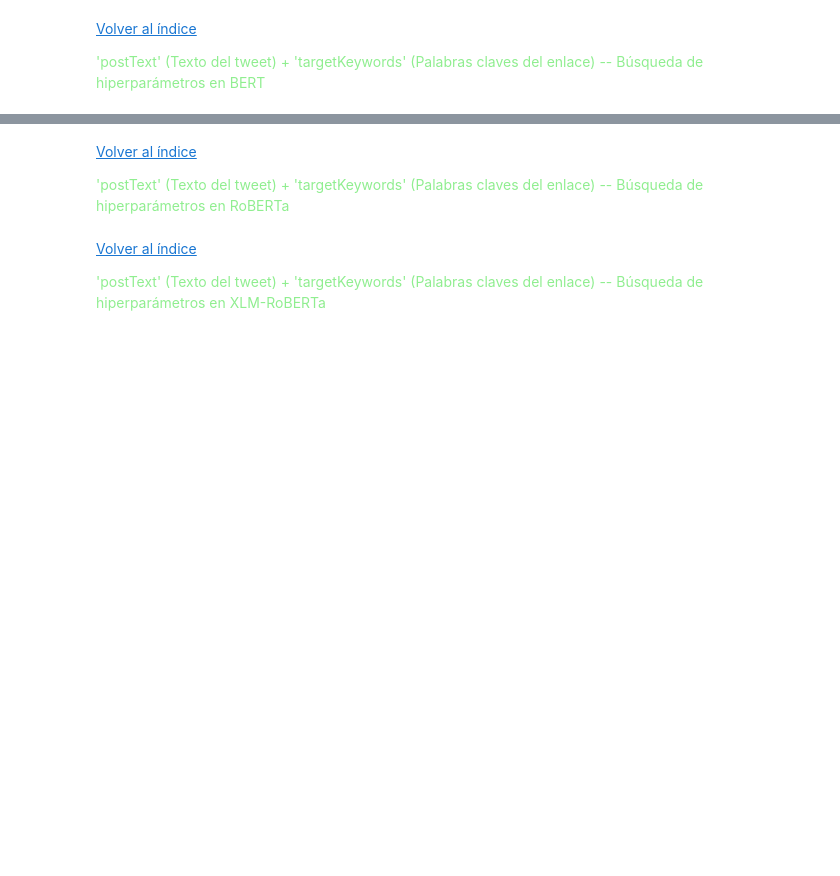
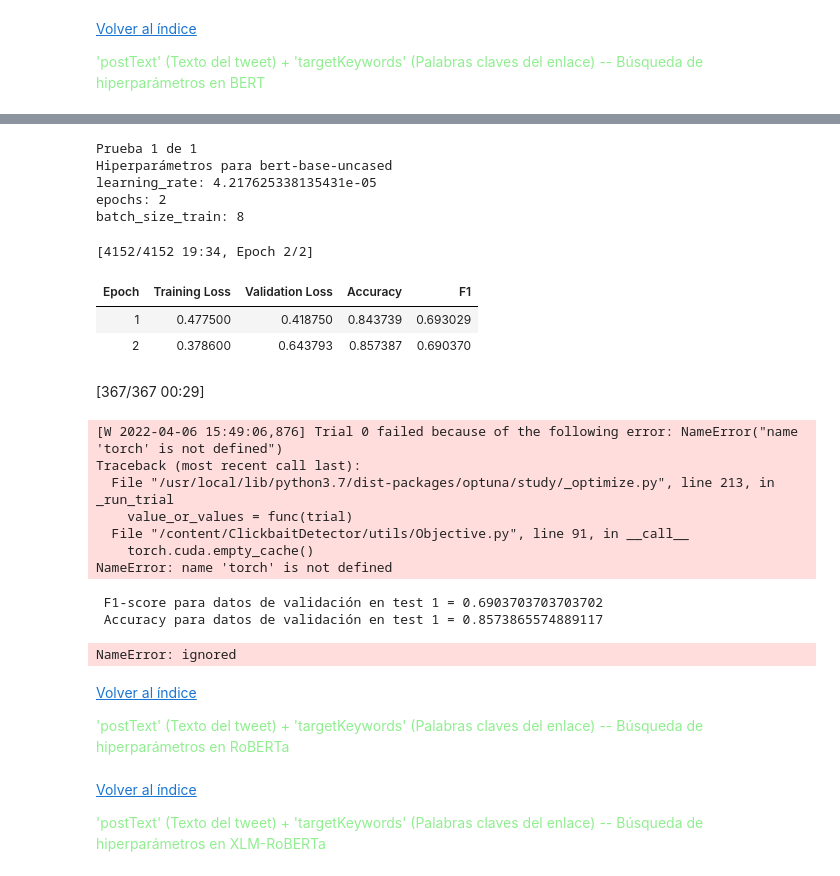
Before and after one commit to Albmargar1/ClickbaitDetector, a Jupyter notebook: main.ipynb, the cells around one changed output, grey strips where cells are left out. Cells and saved outputs as stored; diff of their text form; code cells hidden in the pictures; blank space fills up the shorter version.

```diff
--- a/main.ipynb
+++ b/main.ipynb
@@ -119,7 +123,7 @@ def training(data_dir, p):
 
   data_dic_train = data_processing.to_Dataset(data,
                                               clip=p['clip'],
-                                              split=True,
+                                              train_data=True,
                                               train_val_split = p['train_val_split'])
 
   tokenized_dataset = data_processing.tokenize_dataset(data_dic_train,
@@ -336,4 +363,8 @@ config_M3['model_name'] = default_config['checkpoint'] + '-clickbait'
 config_M3['finetuned_model_dir'] = './ClickbaitDetector/model/' + default_config['model_name']
 config_M3['inputs'] = ['postText']
 
+default_config['hp'] = {'learning_rate': [1e-5, 5e-5],
+                        'epochs': [2,4],
+                        'batch_size_train': [16, 32]}
+
 training(config_M3['train_dir'],config_M3)
@@ -382,9 +375,14 @@ batch_size_train: 16
 <font color='lightgreen'> 'postText' (Texto del tweet) + 'targetKeywords' (Palabras claves del enlace) -- Búsqueda de hiperparámetros en BERT </font>
 # %%
 config_M4 = default_config
-config_M4['checkpoint'] = 'bert-base'
-config_M4['model_name'] = default_config['checkpoint'] + '-clickbait-keywords'
+config_M4['checkpoint'] = 'bert-base-uncased'
+config_M4['n_trials'] = 1
+config_M4['inputs'] = ['postText', 'targetKeywords']
+default_config['hp'] = {'learning_rate': [3e-5, 3e-5],
+                        'epochs': [2],
+                        'batch_size_train': [8]}
+
+config_M4['model_name'] = default_config['checkpoint'] + '-clickbait-keywords-' + str(i)
 config_M4['finetuned_model_dir'] = './ClickbaitDetector/model/' + default_config['model_name']
-config_M4['inputs'] = ['postText', 'targetKeywords']
-
 training(config_M4['train_dir'],config_M4)
+# %% [output]
@@ -391,3 +390,23 @@ training(config_M4['train_dir'],config_M4)
+Prueba 1 de 1
+Hiperparámetros para bert-base-uncased
+learning_rate: 4.217625338135431e-05
+epochs: 2
+batch_size_train: 8
+[4152/4152 19:34, Epoch 2/2]
+| Epoch | Training Loss | Validation Loss | Accuracy | F1 |
+| 1 | 0.477500 | 0.418750 | 0.843739 | 0.693029 |
+| 2 | 0.378600 | 0.643793 | 0.857387 | 0.690370 |
+[367/367 00:29]
+[W 2022-04-06 15:49:06,876] Trial 0 failed because of the following error: NameError("name 'torch' is not defined")
+Traceback (most recent call last):
+  File "/usr/local/lib/python3.7/dist-packages/optuna/study/_optimize.py", line 213, in _run_trial
+    value_or_values = func(trial)
+  File "/content/ClickbaitDetector/utils/Objective.py", line 91, in __call__
+    torch.cuda.empty_cache()
+NameError: name 'torch' is not defined
+ F1-score para datos de validación en test 1 = 0.6903703703703702
+ Accuracy para datos de validación en test 1 = 0.8573865574889117
+NameError: ignored
 # %% [markdown]
 [Volver al índice](#Index)
 
```
Also changed, not shown: parts of 18 cells of this notebook.
